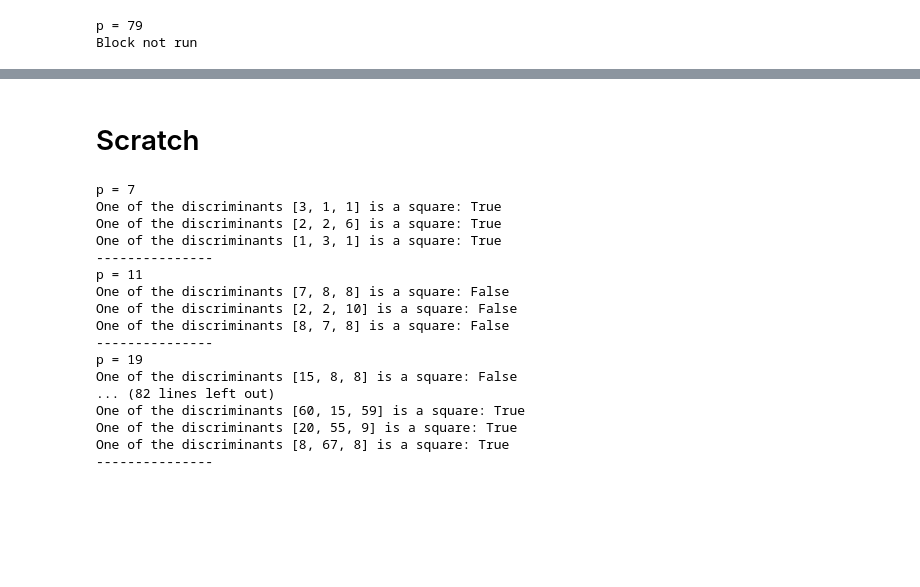
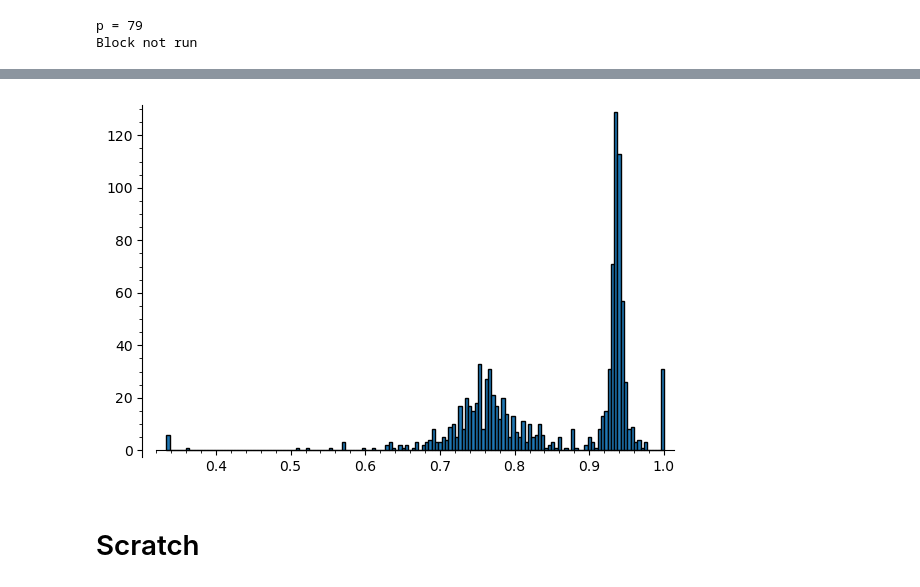
Before and after one commit to alejandrodlpc/alejandrodlpc.github.io, a Jupyter notebook: files/legendre-form-signature-statistics.ipynb, the cells around one changed output, grey strips where cells are left out. Drawn from its saved outputs; the diff is of its cells as text; code cells hidden in the pictures; blank space fills up the shorter version.

```diff
--- a/files/legendre-form-signature-statistics.ipynb
+++ b/files/legendre-form-signature-statistics.ipynb
@@ -1039,32 +1480,11 @@ Block not run
+# %%
+stats = []
+for d in off_diagonal_criterion_data[2]:
+    p,g,t = d
+    stats.append(g/t)
+
+histogram(stats,bins=150).show()
+# %% [output]
+[figure, added]
 # %% [markdown]
 # Scratch
-# %%
-for p in first_primes_3mod4(10):
-    print('p =',p)
-    k = GF(p)
-    lambdas = ss_lambdas(p)
-    for l in lambdas:
-        d1 = 4*l
-        d2 = 4*(1-l)
-        d3 = -4*(1-l)*l
-        check = d1.is_square() or d2.is_square() or d3.is_square()
-        print('One of the discriminants',[d1,d2,d3],'is a square:',check)
-    print('---------------')
-# %% [output]
-p = 7
-One of the discriminants [3, 1, 1] is a square: True
-One of the discriminants [2, 2, 6] is a square: True
-One of the discriminants [1, 3, 1] is a square: True
----------------
-p = 11
-One of the discriminants [7, 8, 8] is a square: False
-One of the discriminants [2, 2, 10] is a square: False
-One of the discriminants [8, 7, 8] is a square: False
----------------
-p = 19
-One of the discriminants [15, 8, 8] is a square: False
-... (82 lines left out)
-One of the discriminants [60, 15, 59] is a square: True
-One of the discriminants [20, 55, 9] is a square: True
-One of the discriminants [8, 67, 8] is a square: True
----------------
```
Also changed, not shown: parts of 25 cells of this notebook.
